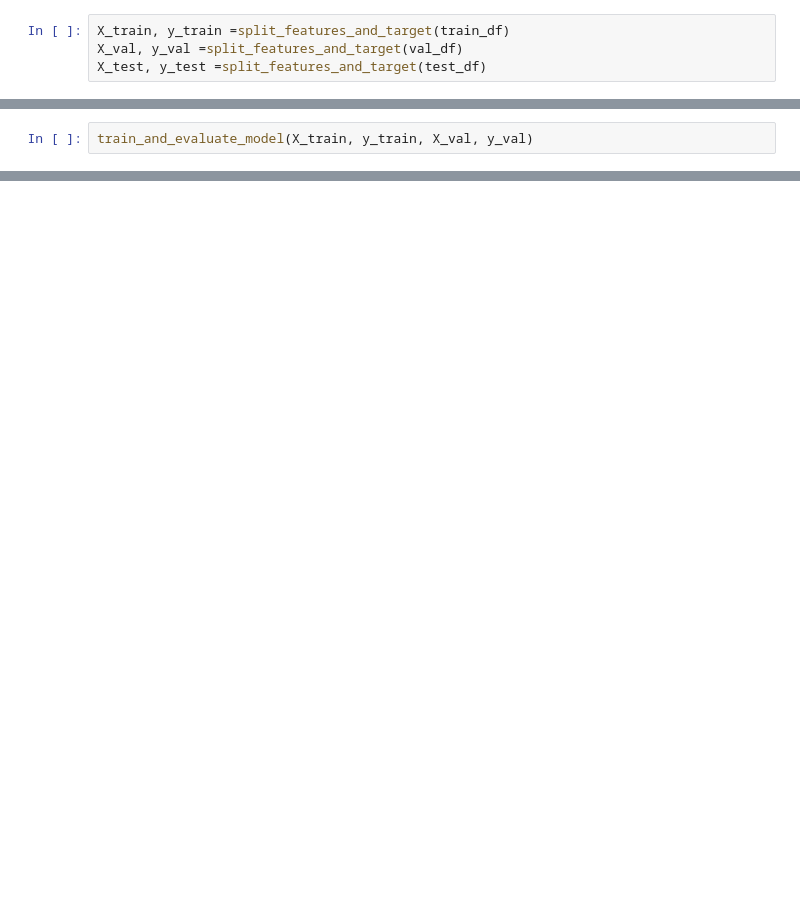
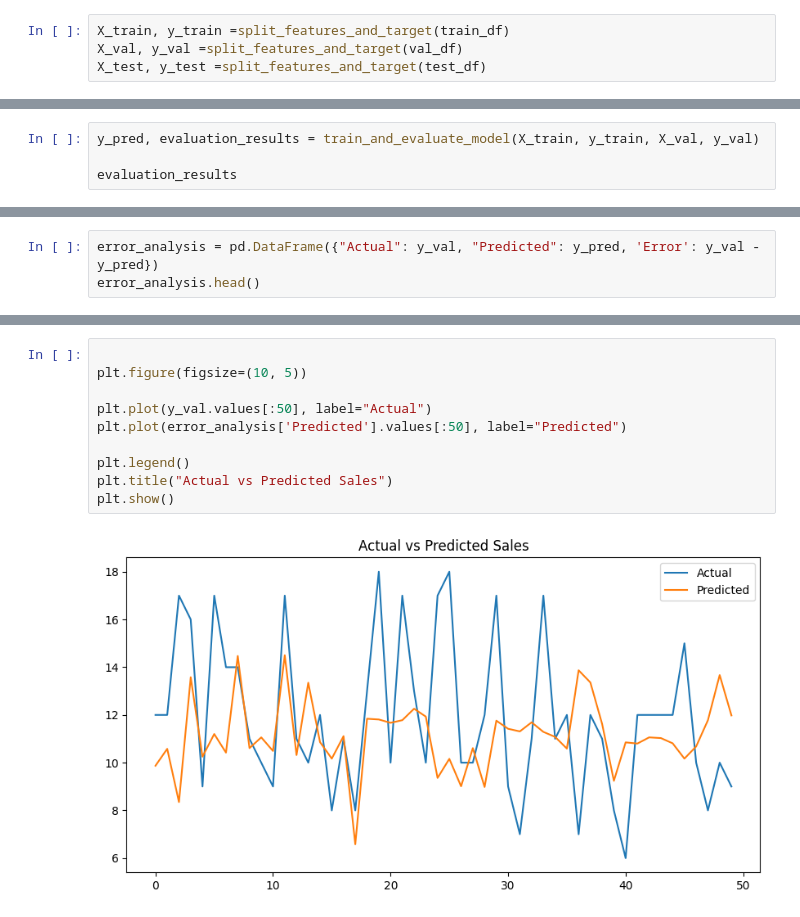
Before and after one commit to IssaMuiz/StockSense, a Jupyter notebook: notebooks/test_preprocessing.ipynb, the cells around one changed output, grey strips where cells are left out. Saved outputs shown, nothing was run; the diff lists cells and outputs as text; blank space fills up the shorter version.

```diff
--- a/notebooks/test_preprocessing.ipynb
+++ b/notebooks/test_preprocessing.ipynb
@@ -275,3 +292,5 @@ X_train.head()
 # %%
-train_and_evaluate_model(X_train, y_train, X_val, y_val)
+y_pred, evaluation_results = train_and_evaluate_model(X_train, y_train, X_val, y_val)
+
+evaluation_results
 # %% [output]
@@ -280,0 +300,3 @@ train_and_evaluate_model(X_train, y_train, X_val, y_val)
+# %%
+error_analysis = pd.DataFrame({"Actual": y_val, "Predicted": y_pred, 'Error': y_val - y_pred})
+error_analysis.head()
@@ -280,0 +324,12 @@ train_and_evaluate_model(X_train, y_train, X_val, y_val)
+# %%
+
+plt.figure(figsize=(10, 5))
+
+plt.plot(y_val.values[:50], label="Actual")
+plt.plot(error_analysis['Predicted'].values[:50], label="Predicted")
+
+plt.legend()
+plt.title("Actual vs Predicted Sales")
+plt.show()
+# %% [output]
+[figure, added]
```
Also changed, not shown: parts of 18 cells of this notebook, 5 other files.
